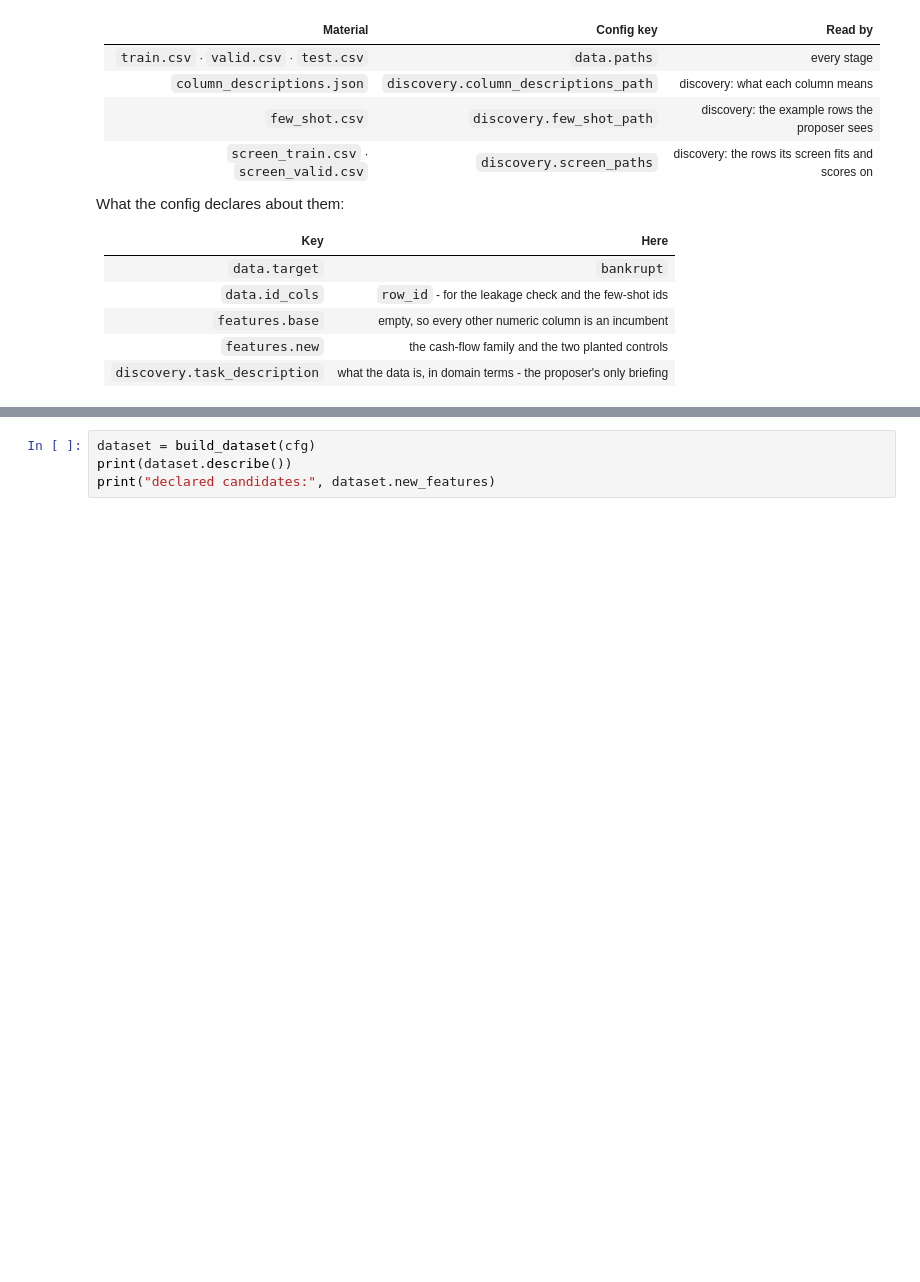
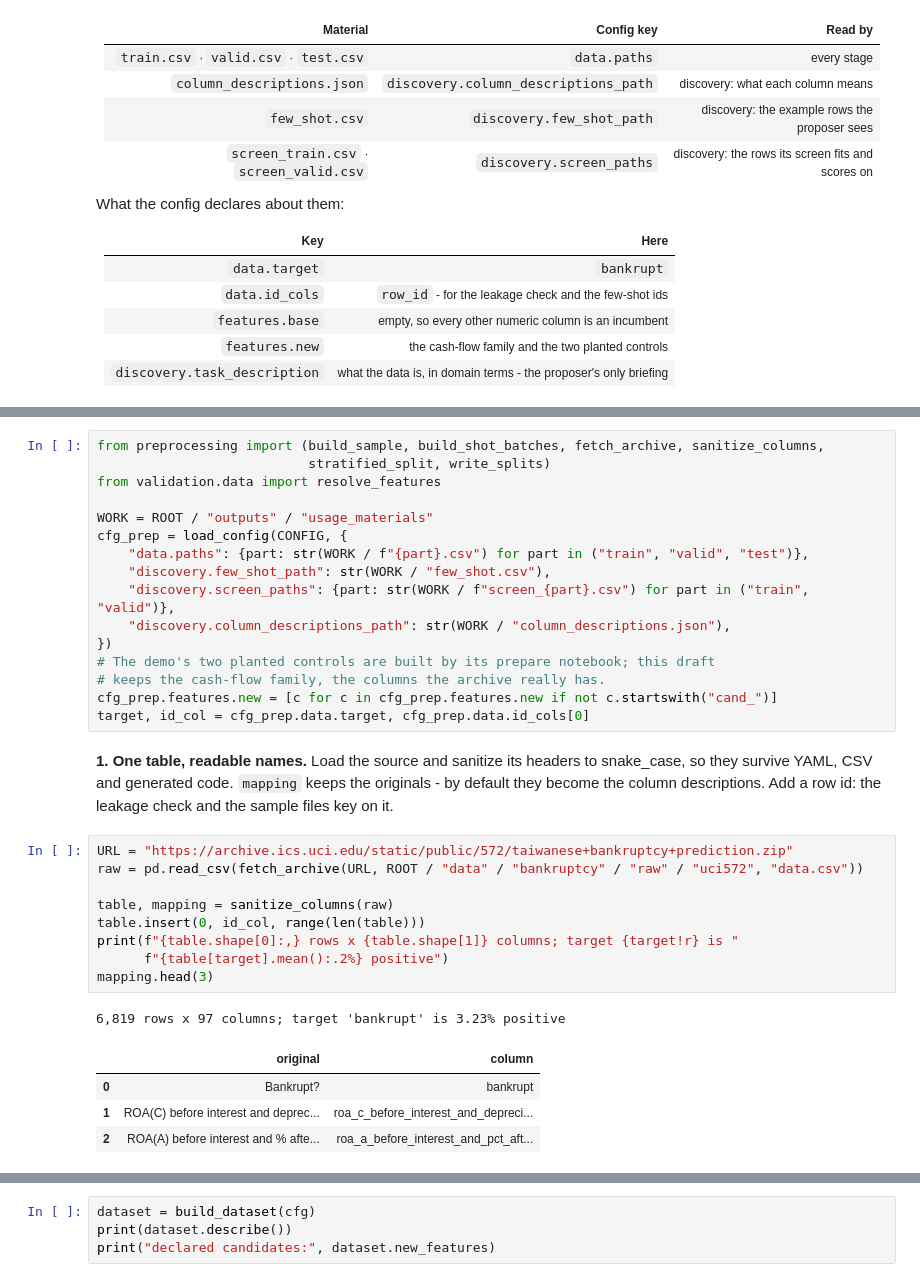
Before and after one commit to Michellemingxuan/autofe, a Jupyter notebook: notebooks/usage.ipynb, the cells around one changed output, grey strips where cells are left out. Saved outputs shown, nothing was run; the diff lists cells and outputs as text; blank space fills up the shorter version.

```diff
--- a/notebooks/usage.ipynb
+++ b/notebooks/usage.ipynb
@@ -53,0 +75,33 @@ What the config declares about them:
+# %%
+from preprocessing import (build_sample, build_shot_batches, fetch_archive, sanitize_columns,
+                           stratified_split, write_splits)
+from validation.data import resolve_features
+
+WORK = ROOT / "outputs" / "usage_materials"
+cfg_prep = load_config(CONFIG, {
+    "data.paths": {part: str(WORK / f"{part}.csv") for part in ("train", "valid", "test")},
+    "discovery.few_shot_path": str(WORK / "few_shot.csv"),
+    "discovery.screen_paths": {part: str(WORK / f"screen_{part}.csv") for part in ("train", "valid")},
+    "discovery.column_descriptions_path": str(WORK / "column_descriptions.json"),
+})
+# The demo's two planted controls are built by its prepare notebook; this draft
+# keeps the cash-flow family, the columns the archive really has.
+cfg_prep.features.new = [c for c in cfg_prep.features.new if not c.startswith("cand_")]
+target, id_col = cfg_prep.data.target, cfg_prep.data.id_cols[0]
+# %% [markdown]
+**1. One table, readable names.** Load the source and sanitize its headers to snake_case, so they survive YAML, CSV and generated code. `mapping` keeps the originals - by default they become the column descriptions. Add a row id: the leakage check and the sample files key on it.
+# %%
+URL = "https://archive.ics.uci.edu/static/public/572/taiwanese+bankruptcy+prediction.zip"
+raw = pd.read_csv(fetch_archive(URL, ROOT / "data" / "bankruptcy" / "raw" / "uci572", "data.csv"))
+
+table, mapping = sanitize_columns(raw)
+table.insert(0, id_col, range(len(table)))
+print(f"{table.shape[0]:,} rows x {table.shape[1]} columns; target {target!r} is "
+      f"{table[target].mean():.2%} positive")
+mapping.head(3)
+# %% [output]
+6,819 rows x 97 columns; target 'bankrupt' is 3.23% positive
+|  | original | column |
+| 0 | Bankrupt? | bankrupt |
+| 1 | ROA(C) before interest and deprec... | roa_c_before_interest_and_depreci... |
+| 2 | ROA(A) before interest and % afte... | roa_a_before_interest_and_pct_aft... |
```
Also changed, not shown: parts of 30 cells of this notebook, 2 other files.
